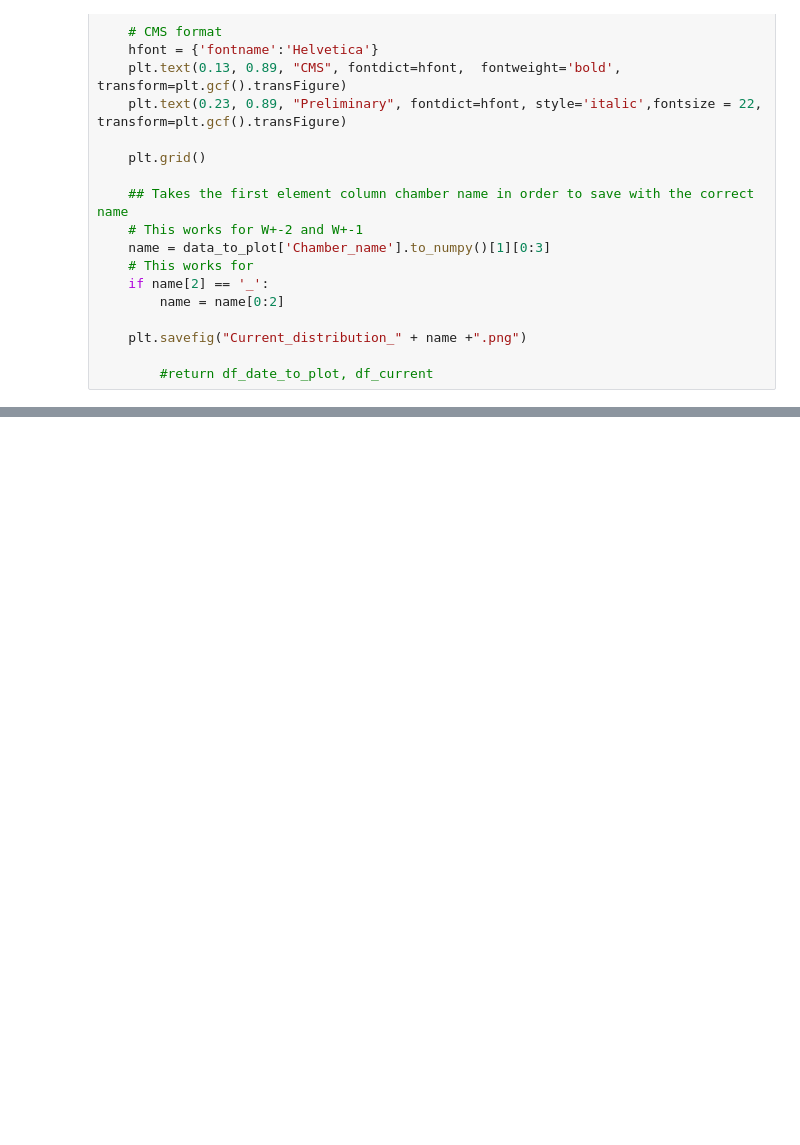
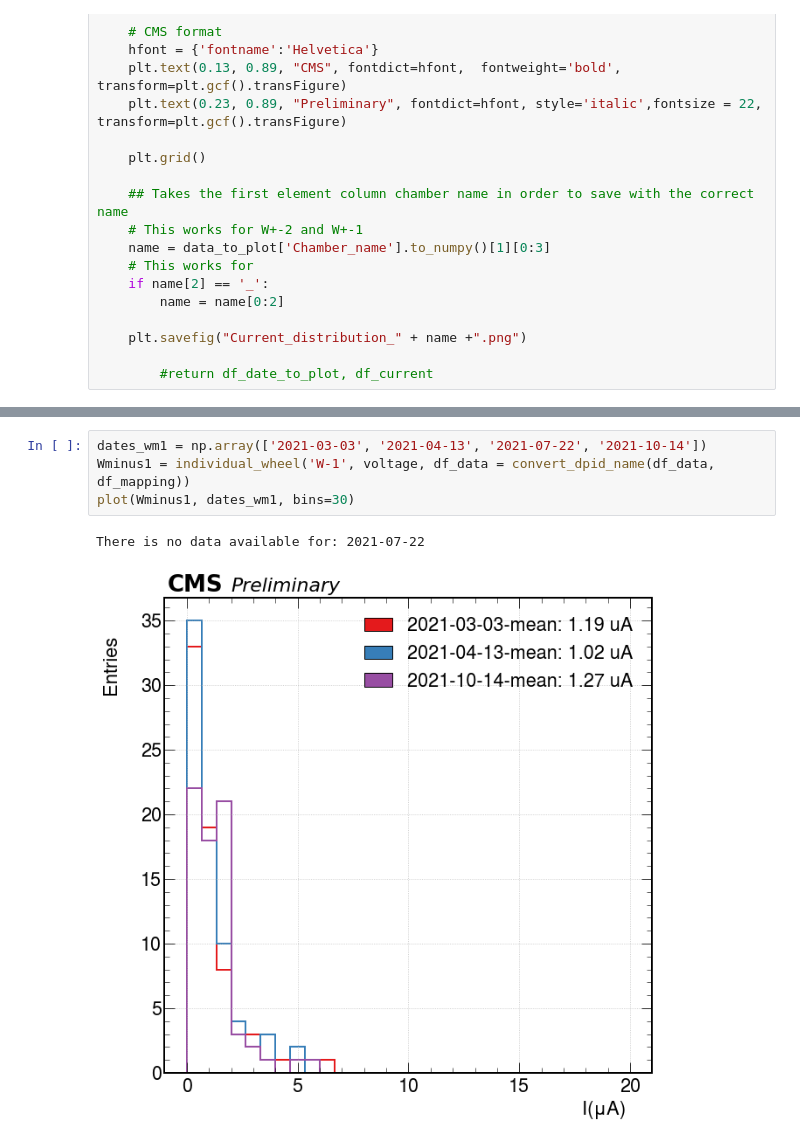
Before and after one commit to Mapse/RPC_Currents, a Jupyter notebook: Plot_current_distributions.ipynb, the cells around one changed output, grey strips where cells are left out. Cells and saved outputs as stored; diff of their text form; blank space fills up the shorter version.

```diff
--- a/Plot_current_distributions.ipynb
+++ b/Plot_current_distributions.ipynb
@@ -176,0 +147,7 @@ plot(REminus, dates, bins=30)
+# %%
+dates_wm1 = np.array(['2021-03-03', '2021-04-13', '2021-07-22', '2021-10-14'])
+Wminus1 = individual_wheel('W-1', voltage, df_data = convert_dpid_name(df_data, df_mapping))
+plot(Wminus1, dates_wm1, bins=30)
+# %% [output]
+There is no data available for: 2021-07-22
+[figure, added]
```
Also changed, not shown: parts of 45 cells of this notebook, 1 other file.
